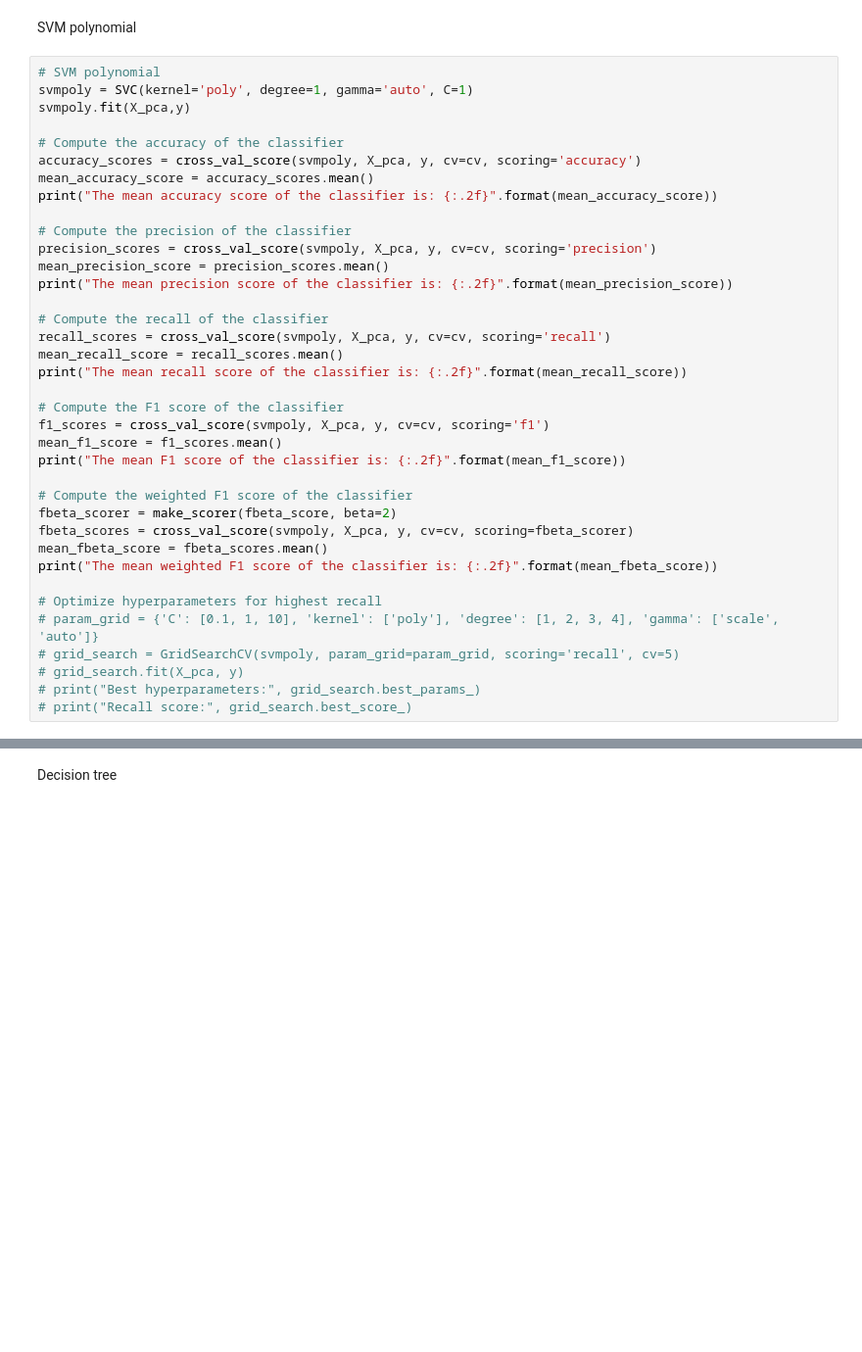
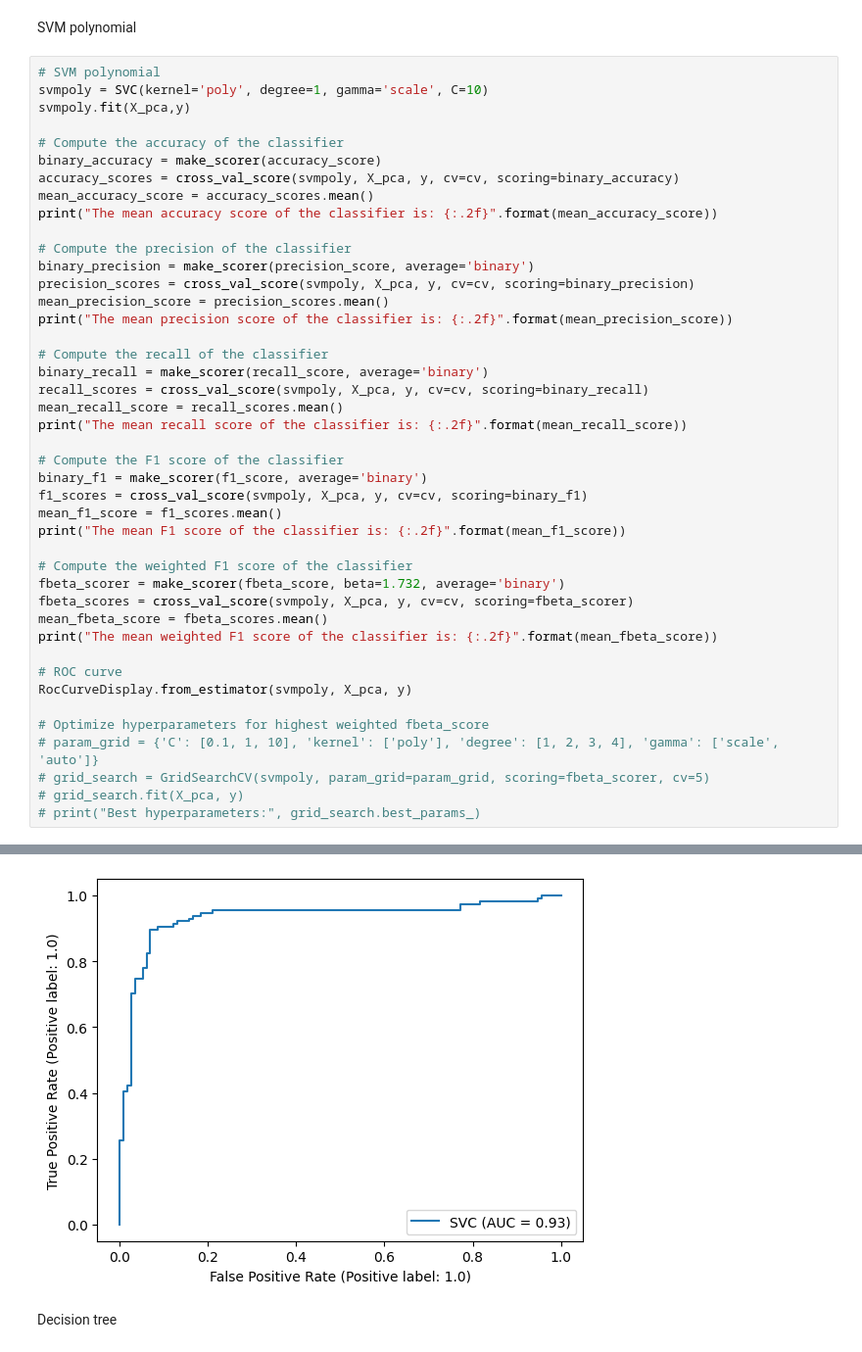
Before and after one commit to peterij/TM10007_Diagnosing_heart_disease, a Jupyter notebook: assignment.ipynb, the cells around one changed output, grey strips where cells are left out. Shown: that part at 98% size. Drawn from its saved outputs; the diff is of its cells as text; blank space fills up the shorter version.

```diff
--- a/assignment.ipynb
+++ b/assignment.ipynb
@@ -331,38 +369,45 @@ print("The mean weighted F1 score of the classifier is: {:.2f}".format(mean_fbet
 SVM polynomial
 # %%
 # SVM polynomial
-svmpoly = SVC(kernel='poly', degree=1, gamma='auto', C=1)
+svmpoly = SVC(kernel='poly', degree=1, gamma='scale', C=10)
 svmpoly.fit(X_pca,y)
 
 # Compute the accuracy of the classifier
-accuracy_scores = cross_val_score(svmpoly, X_pca, y, cv=cv, scoring='accuracy')
+binary_accuracy = make_scorer(accuracy_score)
+accuracy_scores = cross_val_score(svmpoly, X_pca, y, cv=cv, scoring=binary_accuracy)
 mean_accuracy_score = accuracy_scores.mean()
 print("The mean accuracy score of the classifier is: {:.2f}".format(mean_accuracy_score))
 
 # Compute the precision of the classifier
-precision_scores = cross_val_score(svmpoly, X_pca, y, cv=cv, scoring='precision')
+binary_precision = make_scorer(precision_score, average='binary')
+precision_scores = cross_val_score(svmpoly, X_pca, y, cv=cv, scoring=binary_precision)
 mean_precision_score = precision_scores.mean()
 print("The mean precision score of the classifier is: {:.2f}".format(mean_precision_score))
 
 # Compute the recall of the classifier
-recall_scores = cross_val_score(svmpoly, X_pca, y, cv=cv, scoring='recall')
+binary_recall = make_scorer(recall_score, average='binary')
+recall_scores = cross_val_score(svmpoly, X_pca, y, cv=cv, scoring=binary_recall)
 mean_recall_score = recall_scores.mean()
 print("The mean recall score of the classifier is: {:.2f}".format(mean_recall_score))
 
 # Compute the F1 score of the classifier
-f1_scores = cross_val_score(svmpoly, X_pca, y, cv=cv, scoring='f1')
+binary_f1 = make_scorer(f1_score, average='binary')
+f1_scores = cross_val_score(svmpoly, X_pca, y, cv=cv, scoring=binary_f1)
 mean_f1_score = f1_scores.mean()
 print("The mean F1 score of the classifier is: {:.2f}".format(mean_f1_score))
 
 # Compute the weighted F1 score of the classifier
-fbeta_scorer = make_scorer(fbeta_score, beta=2)
+fbeta_scorer = make_scorer(fbeta_score, beta=1.732, average='binary')
 fbeta_scores = cross_val_score(svmpoly, X_pca, y, cv=cv, scoring=fbeta_scorer)
 mean_fbeta_score = fbeta_scores.mean()
 print("The mean weighted F1 score of the classifier is: {:.2f}".format(mean_fbeta_score))
 
-# Optimize hyperparameters for highest recall
+# ROC curve
+RocCurveDisplay.from_estimator(svmpoly, X_pca, y)
+
+# Optimize hyperparameters for highest weighted fbeta_score
 # param_grid = {'C': [0.1, 1, 10], 'kernel': ['poly'], 'degree': [1, 2, 3, 4], 'gamma': ['scale', 'auto']}
-# grid_search = GridSearchCV(svmpoly, param_grid=param_grid, scoring='recall', cv=5)
+# grid_search = GridSearchCV(svmpoly, param_grid=param_grid, scoring=fbeta_scorer, cv=5)
 # grid_search.fit(X_pca, y)
 # print("Best hyperparameters:", grid_search.best_params_)
-# print("Recall score:", grid_search.best_score_)
+# %% [output]
@@ -369,3 +420,4 @@ print("The mean weighted F1 score of the classifier is: {:.2f}".format(mean_fbet
+[figure, added]
 # %% [markdown]
 Decision tree
 # %%
```
Also changed, not shown: parts of 11 cells of this notebook.
